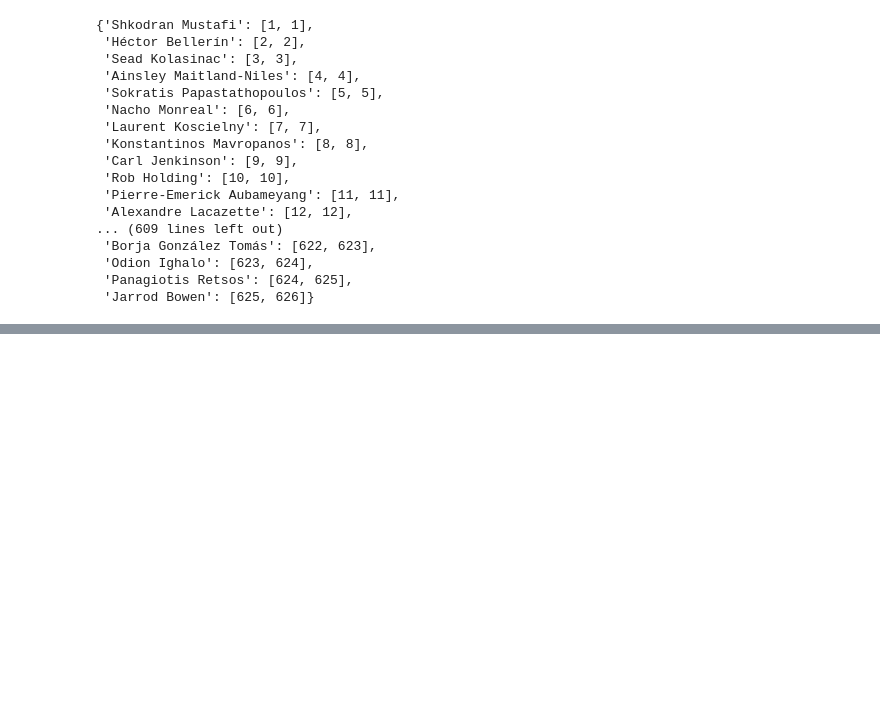
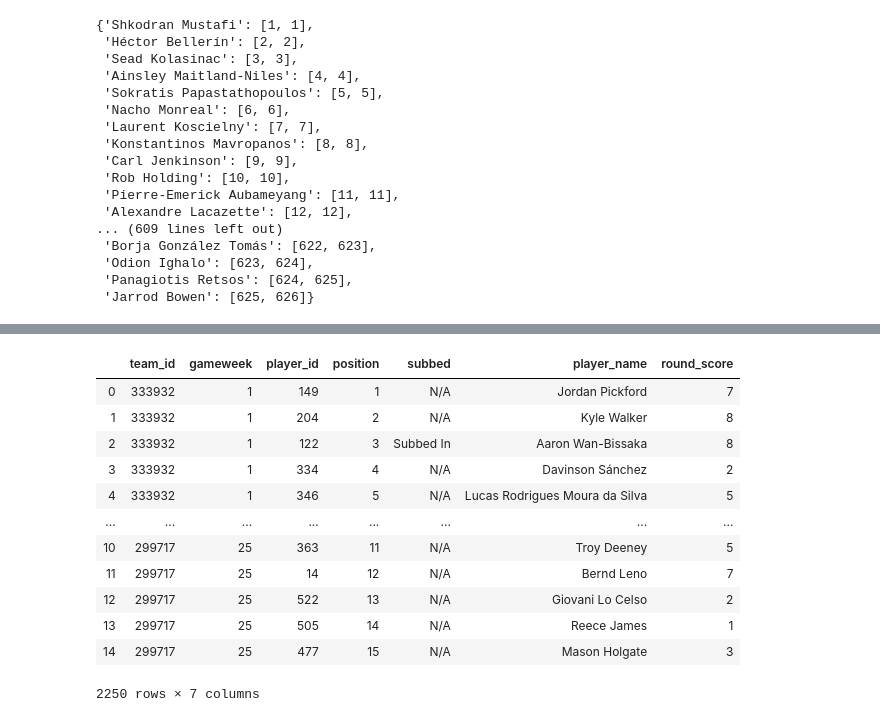
Before and after one commit to Bencabe/FPL_Draft_Analytics, a Jupyter notebook: historic_data.ipynb, the cells around one changed output, grey strips where cells are left out. Drawn from its saved outputs; the diff is of its cells as text; code cells hidden in the pictures; blank space fills up the shorter version.

```diff
--- a/historic_data.ipynb
+++ b/historic_data.ipynb
@@ -745,0 +810,16 @@ for i in range(len(all_players_df)):
+# %%
+all_players_df
+# %% [output]
+|  | team_id | gameweek | player_id | position | subbed | player_name | round_score |
+| 0 | 333932 | 1 | 149 | 1 | N/A | Jordan Pickford | 7 |
+| 1 | 333932 | 1 | 204 | 2 | N/A | Kyle Walker | 8 |
+| 2 | 333932 | 1 | 122 | 3 | Subbed In | Aaron Wan-Bissaka | 8 |
+| 3 | 333932 | 1 | 334 | 4 | N/A | Davinson Sánchez | 2 |
+| 4 | 333932 | 1 | 346 | 5 | N/A | Lucas Rodrigues Moura da Silva | 5 |
+| ... | ... | ... | ... | ... | ... | ... | ... |
+| 10 | 299717 | 25 | 363 | 11 | N/A | Troy Deeney | 5 |
+| 11 | 299717 | 25 | 14 | 12 | N/A | Bernd Leno | 7 |
+| 12 | 299717 | 25 | 522 | 13 | N/A | Giovani Lo Celso | 2 |
+| 13 | 299717 | 25 | 505 | 14 | N/A | Reece James | 1 |
+| 14 | 299717 | 25 | 477 | 15 | N/A | Mason Holgate | 3 |
+2250 rows × 7 columns
```
Also changed, not shown: parts of 27 cells of this notebook, 1 other file.
